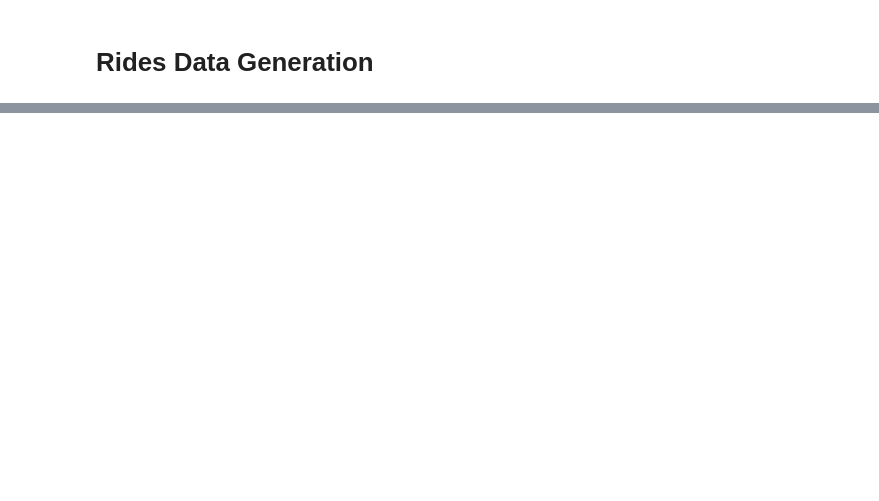
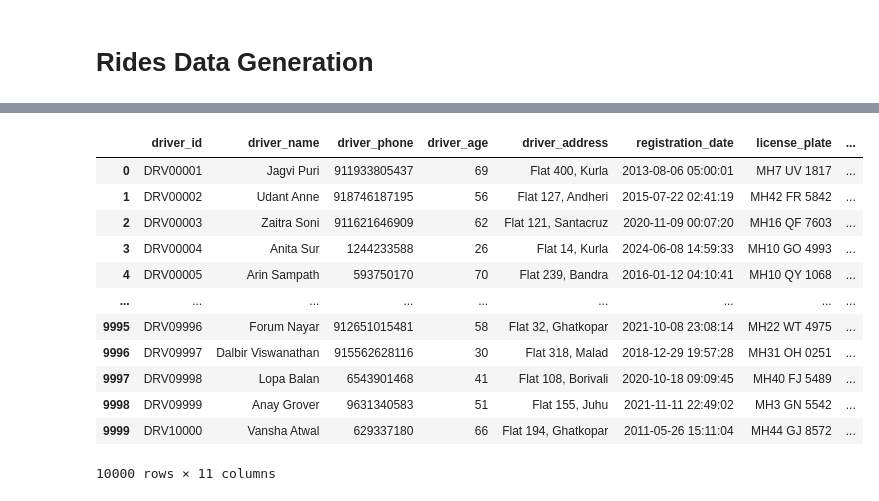
Before and after one commit to riyapandey23/mumbai-transport-de-platform, a Jupyter notebook: notebooks/02_data_generator.ipynb, the cells around one changed output, grey strips where cells are left out. Saved outputs shown, nothing was run; the diff lists cells and outputs as text; code cells hidden in the pictures; blank space fills up the shorter version.

```diff
--- a/notebooks/02_data_generator.ipynb
+++ b/notebooks/02_data_generator.ipynb
@@ -371,2 +516,19 @@ df
 # %%
 # for HH:MM:SS data " ".join(str(duration).split(" "))
+# %%
+df = pd.read_csv("../data/drivers.csv")
+df
+# %% [output]
+|  | driver_id | driver_name | driver_phone | driver_age | driver_address | registration_date | license_plate | ... |
+| 0 | DRV00001 | Jagvi Puri | 911933805437 | 69 | Flat 400, Kurla | 2013-08-06 05:00:01 | MH7 UV 1817 | ... |
+| 1 | DRV00002 | Udant Anne | 918746187195 | 56 | Flat 127, Andheri | 2015-07-22 02:41:19 | MH42 FR 5842 | ... |
+| 2 | DRV00003 | Zaitra Soni | 911621646909 | 62 | Flat 121, Santacruz | 2020-11-09 00:07:20 | MH16 QF 7603 | ... |
+| 3 | DRV00004 | Anita Sur | 1244233588 | 26 | Flat 14, Kurla | 2024-06-08 14:59:33 | MH10 GO 4993 | ... |
+| 4 | DRV00005 | Arin Sampath | 593750170 | 70 | Flat 239, Bandra | 2016-01-12 04:10:41 | MH10 QY 1068 | ... |
+| ... | ... | ... | ... | ... | ... | ... | ... | ... |
+| 9995 | DRV09996 | Forum Nayar | 912651015481 | 58 | Flat 32, Ghatkopar | 2021-10-08 23:08:14 | MH22 WT 4975 | ... |
+| 9996 | DRV09997 | Dalbir Viswanathan | 915562628116 | 30 | Flat 318, Malad | 2018-12-29 19:57:28 | MH31 OH 0251 | ... |
+| 9997 | DRV09998 | Lopa Balan | 6543901468 | 41 | Flat 108, Borivali | 2020-10-18 09:09:45 | MH40 FJ 5489 | ... |
+| 9998 | DRV09999 | Anay Grover | 9631340583 | 51 | Flat 155, Juhu | 2021-11-11 22:49:02 | MH3 GN 5542 | ... |
+| 9999 | DRV10000 | Vansha Atwal | 629337180 | 66 | Flat 194, Ghatkopar | 2011-05-26 15:11:04 | MH44 GJ 8572 | ... |
+10000 rows × 11 columns
```
Also changed, not shown: parts of 19 cells of this notebook, 2 other files.
